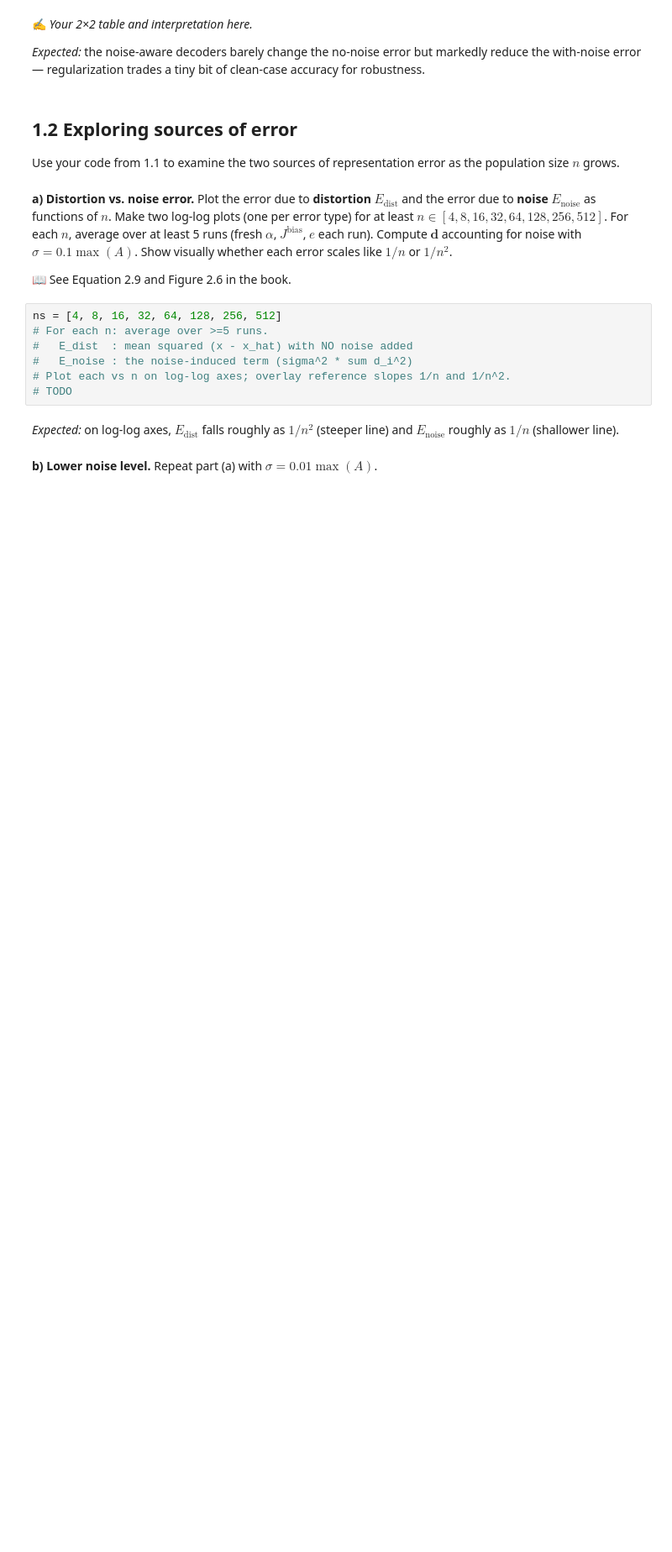
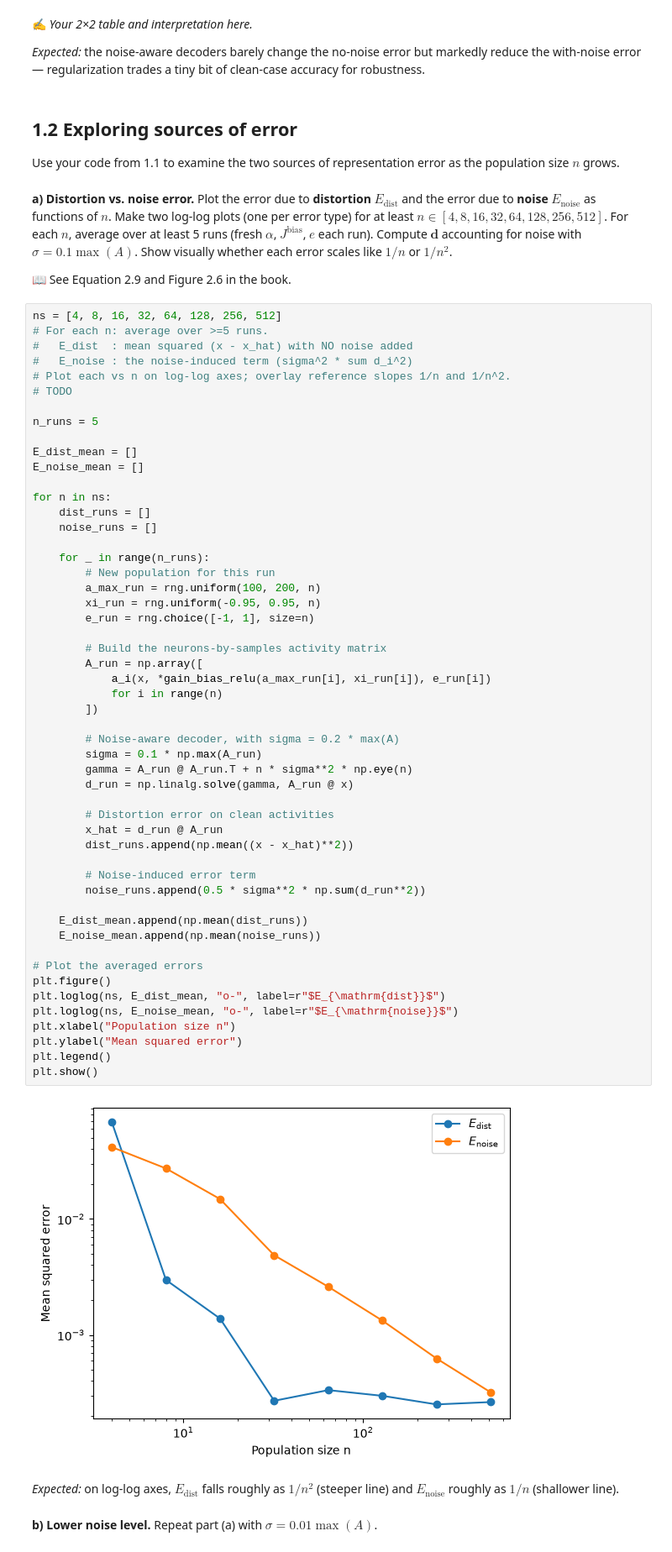
Before and after one commit to nroize/syde556-f26, a Jupyter notebook: practice_notebooks/556_PN1_neurons_and_population.ipynb, the cells around one changed output. Shown at 84% size. Saved outputs shown, nothing was run; the diff lists cells and outputs as text; blank space fills up the shorter version.

```diff
--- a/practice_notebooks/556_PN1_neurons_and_population.ipynb
+++ b/practice_notebooks/556_PN1_neurons_and_population.ipynb
@@ -118,10 +250,57 @@ Use your code from 1.1 to examine the two sources of representation error as the
 # %%
 ns = [4, 8, 16, 32, 64, 128, 256, 512]
 # For each n: average over >=5 runs.
 #   E_dist  : mean squared (x - x_hat) with NO noise added
 #   E_noise : the noise-induced term (sigma^2 * sum d_i^2)
 # Plot each vs n on log-log axes; overlay reference slopes 1/n and 1/n^2.
 # TODO
+
+n_runs = 5
+
+E_dist_mean = []
+E_noise_mean = []
+
+for n in ns:
+    dist_runs = []
+    noise_runs = []
+
+    for _ in range(n_runs):
+        # New population for this run
+        a_max_run = rng.uniform(100, 200, n)
+        xi_run = rng.uniform(-0.95, 0.95, n)
+        e_run = rng.choice([-1, 1], size=n)
+
+        # Build the neurons-by-samples activity matrix
+        A_run = np.array([
+            a_i(x, *gain_bias_relu(a_max_run[i], xi_run[i]), e_run[i])
+            for i in range(n)
+        ])
+
+        # Noise-aware decoder, with sigma = 0.2 * max(A)
+        sigma = 0.1 * np.max(A_run)
+        gamma = A_run @ A_run.T + n * sigma**2 * np.eye(n)
+        d_run = np.linalg.solve(gamma, A_run @ x)
+
+        # Distortion error on clean activities
+        x_hat = d_run @ A_run
+        dist_runs.append(np.mean((x - x_hat)**2))
+
+        # Noise-induced error term
+        noise_runs.append(0.5 * sigma**2 * np.sum(d_run**2))
+
+    E_dist_mean.append(np.mean(dist_runs))
+    E_noise_mean.append(np.mean(noise_runs))
+
+# Plot the averaged errors
+plt.figure()
+plt.loglog(ns, E_dist_mean, "o-", label=r"$E_{\mathrm{dist}}$")
+plt.loglog(ns, E_noise_mean, "o-", label=r"$E_{\mathrm{noise}}$")
+plt.xlabel("Population size n")
+plt.ylabel("Mean squared error")
+plt.legend()
+plt.show()
+# %% [output]
+[figure, added]
 # %% [markdown]
 *Expected:* on log-log axes, $E_{\mathrm{dist}}$ falls roughly as $1/n^2$ (steeper line) and $E_{\mathrm{noise}}$ roughly as $1/n$ (shallower line).
 # %% [markdown]
```
Also changed, not shown: parts of 8 cells of this notebook, 8 other files.
